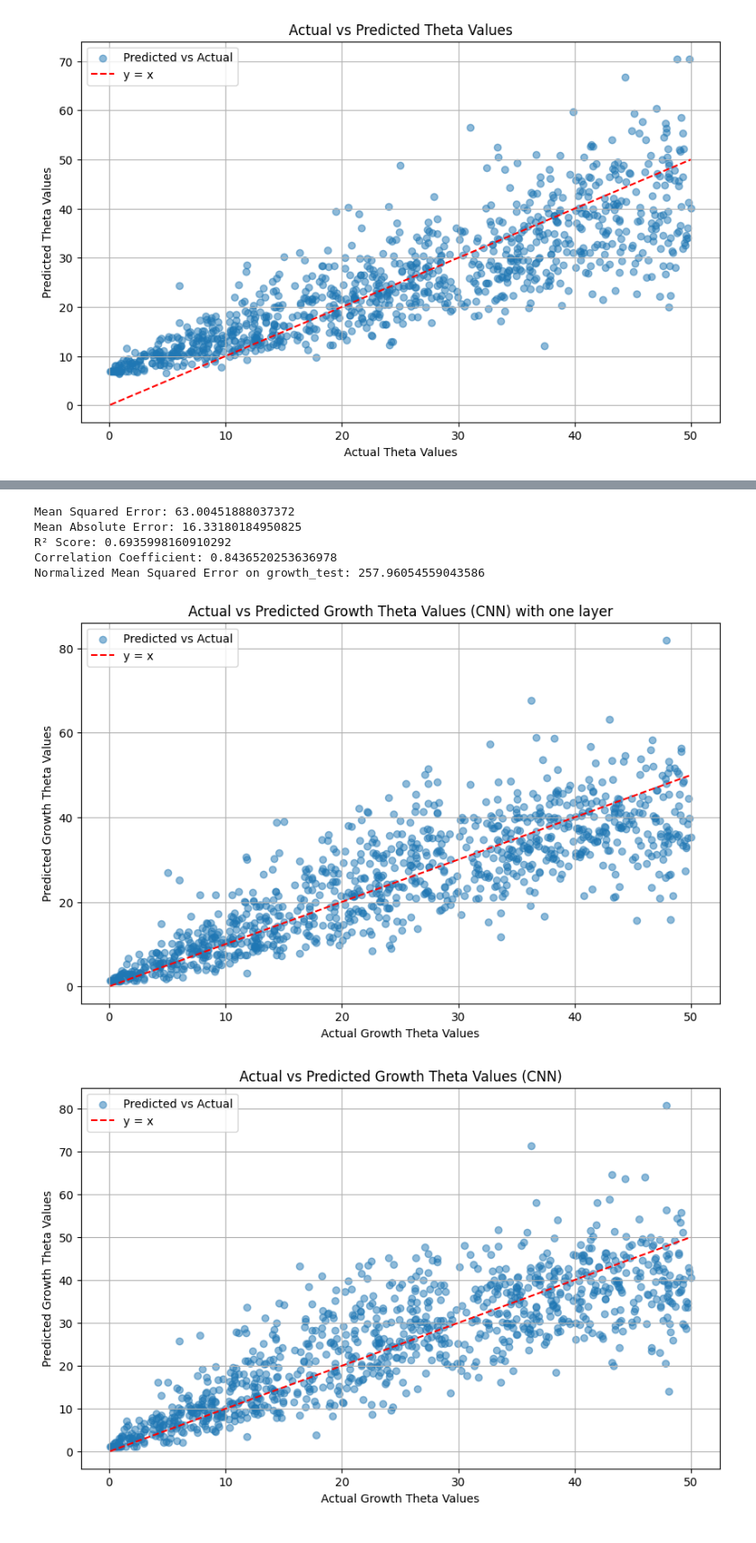
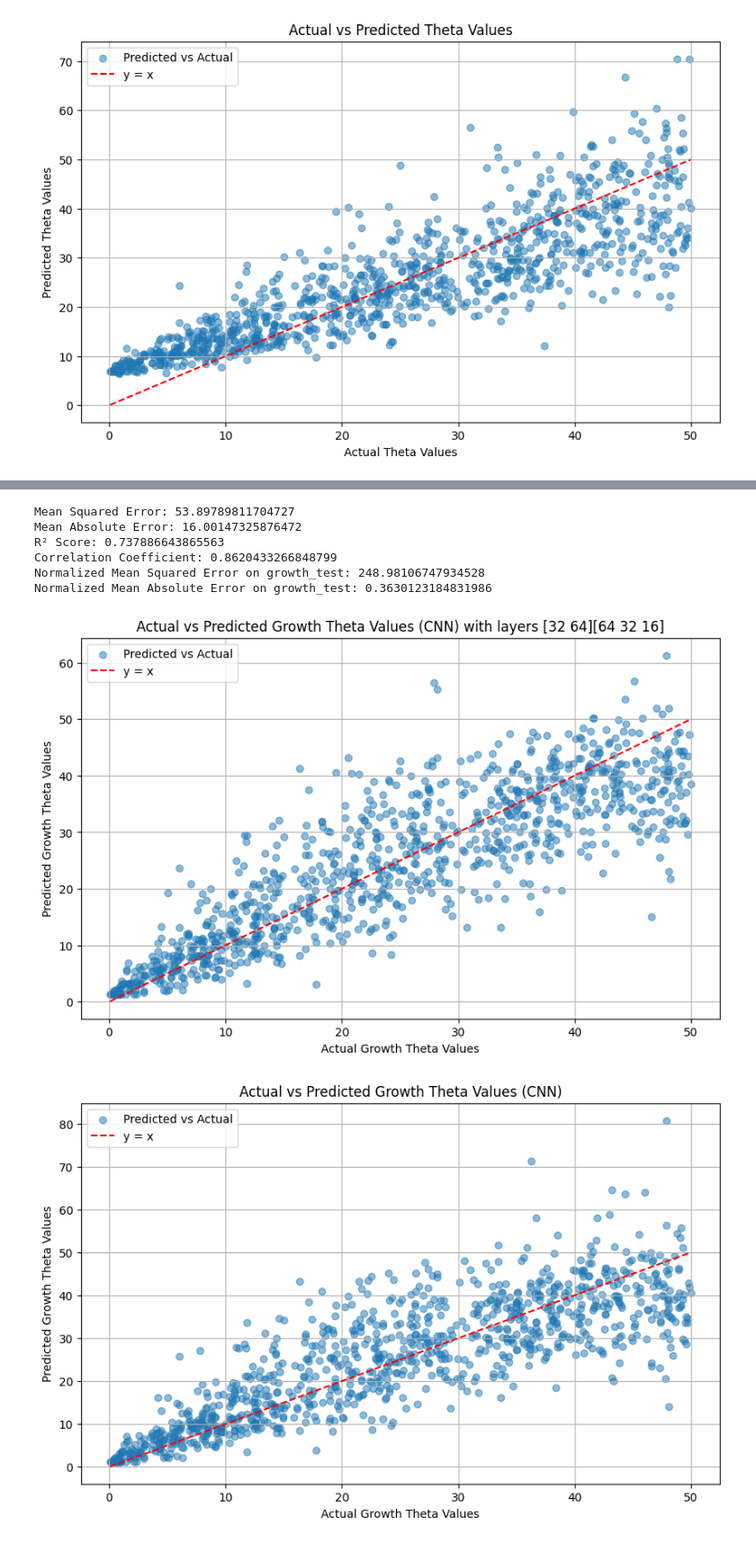
Before and after one commit to Daniel-Xkan/cse280aProject, a Jupyter notebook: train_snp.ipynb, the cells around one changed output, grey strips where cells are left out. Shown at 90% size. Drawn from its saved outputs; the diff is of its cells as text; code cells hidden in the pictures.

```diff
--- a/train_snp.ipynb
+++ b/train_snp.ipynb
@@ -98,6 +98,8 @@ import tensorflow as tf
 from tensorflow.keras.models import Sequential
 from tensorflow.keras.layers import Dense
 from sklearn.preprocessing import StandardScaler
+from tensorflow.keras.layers import Conv1D, Flatten
+
 
 # Load the data
 AFS_growth_train_filled = np.loadtxt('AFS_train_filled.txt')
@@ -116,11 +118,19 @@ X_train, y_train = AFS_growth_train_filled, growth_train
 
 # Build the CNN model
 model = Sequential([
-    Dense(128, activation='relu', input_shape=(AFS_growth_train_filled.shape[1],)),
+    Conv1D(32, kernel_size=3, activation='relu', padding='same', input_shape=(AFS_growth_train_filled.shape[1], 1)),
+    Conv1D(64, kernel_size=3, activation='relu', padding='same'),
+    Conv1D(64, kernel_size=3, activation='relu', padding='same'),
+    Conv1D(32, kernel_size=3, activation='relu', padding='same'),
+    Conv1D(16, kernel_size=3, activation='relu', padding='same'),
+    Flatten(),
     Dense(64, activation='relu'),
-    Dense(32, activation='relu'),
     Dense(1)
 ])
+
+# Reshape the data to fit the model
+X_train = X_train.reshape(X_train.shape[0], X_train.shape[1], 1)
+AFS_growth_test_filled = AFS_growth_test_filled.reshape(AFS_growth_test_filled.shape[0], AFS_growth_test_filled.shape[1], 1)
 
 # Compile the model
 model.compile(optimizer='adam', loss='mean_squared_error', metrics=['mae'])
@@ -183,24 +193,31 @@ normalized_mse_cnn = np.mean(((growth_test - growth_test_pred_cnn)**2) / (growth
 
 # Print the normalized MSE
 print(f"Normalized Mean Squared Error on growth_test: {normalized_mse_cnn}")
+
+# Calculate the normalized Mean Absolute Error (MAE) on the test set
+normalized_mae_cnn = np.mean(np.abs((growth_test - growth_test_pred_cnn.flatten()) / growth_test))
+
+# Print the normalized MAE
+print(f"Normalized Mean Absolute Error on growth_test: {normalized_mae_cnn}")
 # %% [output]
-Mean Squared Error: 63.00451888037372
-Mean Absolute Error: 16.33180184950825
-R² Score: 0.6935998160910292
-Correlation Coefficient: 0.8436520253636978
-Normalized Mean Squared Error on growth_test: 257.96054559043586
+Mean Squared Error: 53.89789811704727
+Mean Absolute Error: 16.00147325876472
+R² Score: 0.737886643865563
+Correlation Coefficient: 0.8620433266848799
+Normalized Mean Squared Error on growth_test: 248.98106747934528
+Normalized Mean Absolute Error on growth_test: 0.3630123184831986
 # %%
 plt.figure(figsize=(10, 6))
 plt.scatter(growth_test, growth_test_pred_cnn, alpha=0.5, label='Predicted vs Actual')
 plt.plot([min(growth_test), max(growth_test)], [min(growth_test), max(growth_test)], color='red', linestyle='--', label='y = x')
-plt.title('Actual vs Predicted Growth Theta Values (CNN) with one layer')
+plt.title('Actual vs Predicted Growth Theta Values (CNN) with layers [32 64][64 32 16]')
 plt.xlabel('Actual Growth Theta Values')
 plt.ylabel('Predicted Growth Theta Values')
 plt.legend()
 plt.grid(True)
 plt.show()
 # %% [output]
-[figure, old version]
+[figure, new version]
 # %%
 plt.figure(figsize=(10, 6))
 plt.scatter(growth_test, growth_test_pred_cnn, alpha=0.5, label='Predicted vs Actual')
```
Also changed, not shown: parts of 1 cell of this notebook.
